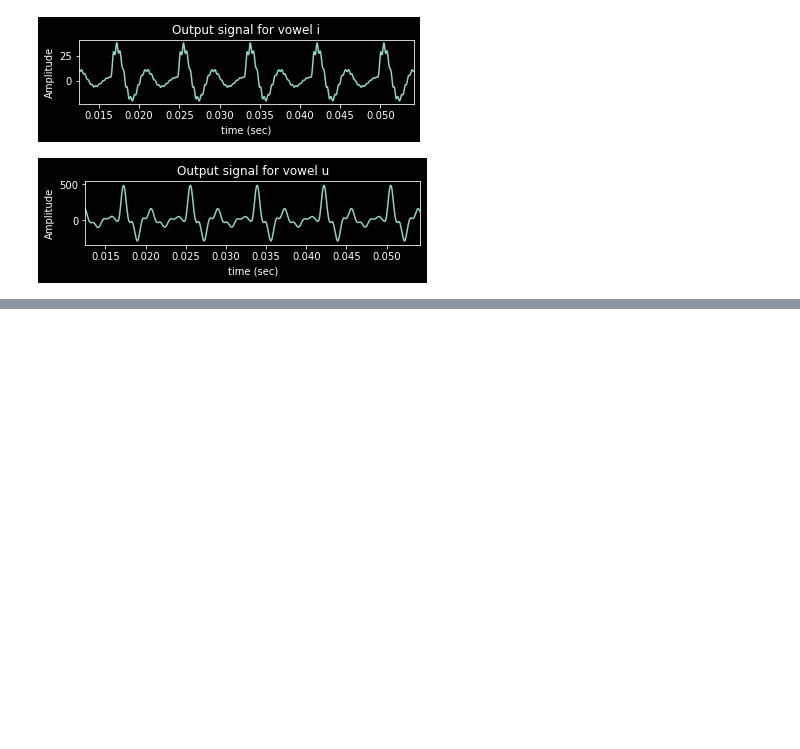
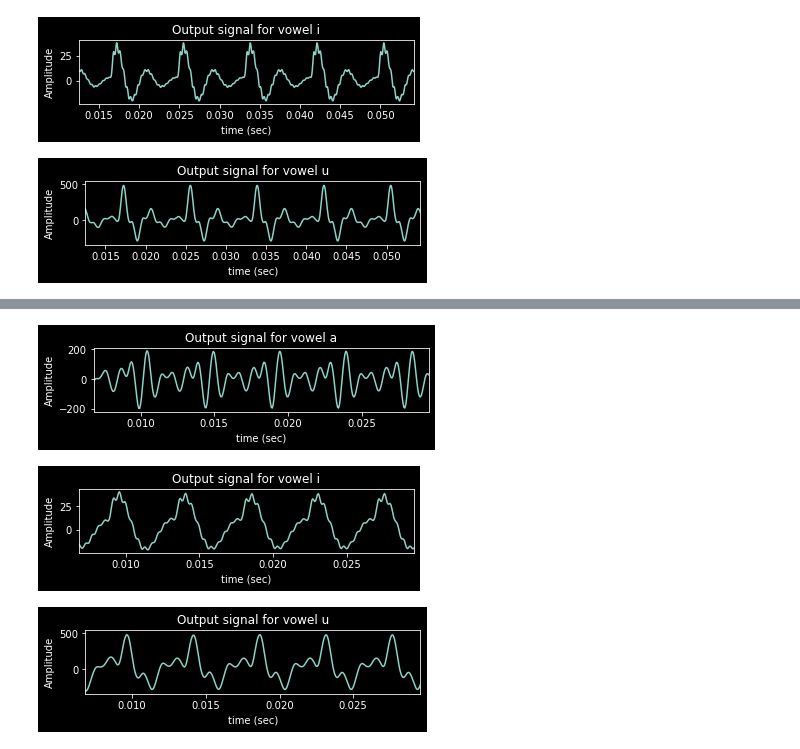
Before and after one commit to TheShiningVampire/EE679_Programming_Assignments, a Jupyter notebook: A_1.ipynb, the cells around one changed output, grey strips where cells are left out. Drawn from its saved outputs; the diff is of its cells as text; code cells hidden in the pictures; blank space fills up the shorter version.

```diff
--- a/A_1.ipynb
+++ b/A_1.ipynb
@@ -563,0 +580,30 @@ IndexError: only integers, slices (`:`), ellipsis (`...`), numpy.newaxis (`None`
+# %%
+# Output in the case of the three vowels
+
+outputs = {}  # Empty dictionary to store the output
+for i in r:
+    a1_ = a1.subs([(r_1,r[i][0]),(r_2,r[i][1]),(r_3,r[i][2]),(theta_1,theta[i][0]),(theta_2,theta[i][1]),(theta_3,theta[i][2])])
+    a2_ = a2.subs([(r_1,r[i][0]),(r_2,r[i][1]),(r_3,r[i][2]),(theta_1,theta[i][0]),(theta_2,theta[i][1]),(theta_3,theta[i][2])])
+    a3_ = a3.subs([(r_1,r[i][0]),(r_2,r[i][1]),(r_3,r[i][2]),(theta_1,theta[i][0]),(theta_2,theta[i][1]),(theta_3,theta[i][2])])
+    a4_ = a4.subs([(r_1,r[i][0]),(r_2,r[i][1]),(r_3,r[i][2]),(theta_1,theta[i][0]),(theta_2,theta[i][1]),(theta_3,theta[i][2])])
+    a5_ = a5.subs([(r_1,r[i][0]),(r_2,r[i][1]),(r_3,r[i][2]),(theta_1,theta[i][0]),(theta_2,theta[i][1]),(theta_3,theta[i][2])])
+    a6_ = a6.subs([(r_1,r[i][0]),(r_2,r[i][1]),(r_3,r[i][2]),(theta_1,theta[i][0]),(theta_2,theta[i][1]),(theta_3,theta[i][2])])
+
+    # Generate output for the vowel i
+    outputs[i] = filter_3formant(tri_pulse_train_220, a1_, a2_, a3_, a4_, a5_, a6_)
+# %%
+# Plot the output signals for the three cases
+plt_no = 1
+for i in outputs:
+    plt.subplot(3,1,plt_no)
+    plt.plot(time, outputs[i])
+    plt.xlim(1.5/F0,6.5/F0)
+    plt.xlabel('time (sec)')
+    plt.ylabel('Amplitude')
+    plt.title('Output signal for vowel '+i)
+    plt_no += 1
+    plt.show()
+# %% [output]
+[figure, added]
+[figure, added]
+[figure, added]
```
Also changed, not shown: parts of 4 cells of this notebook, 3 other files.
